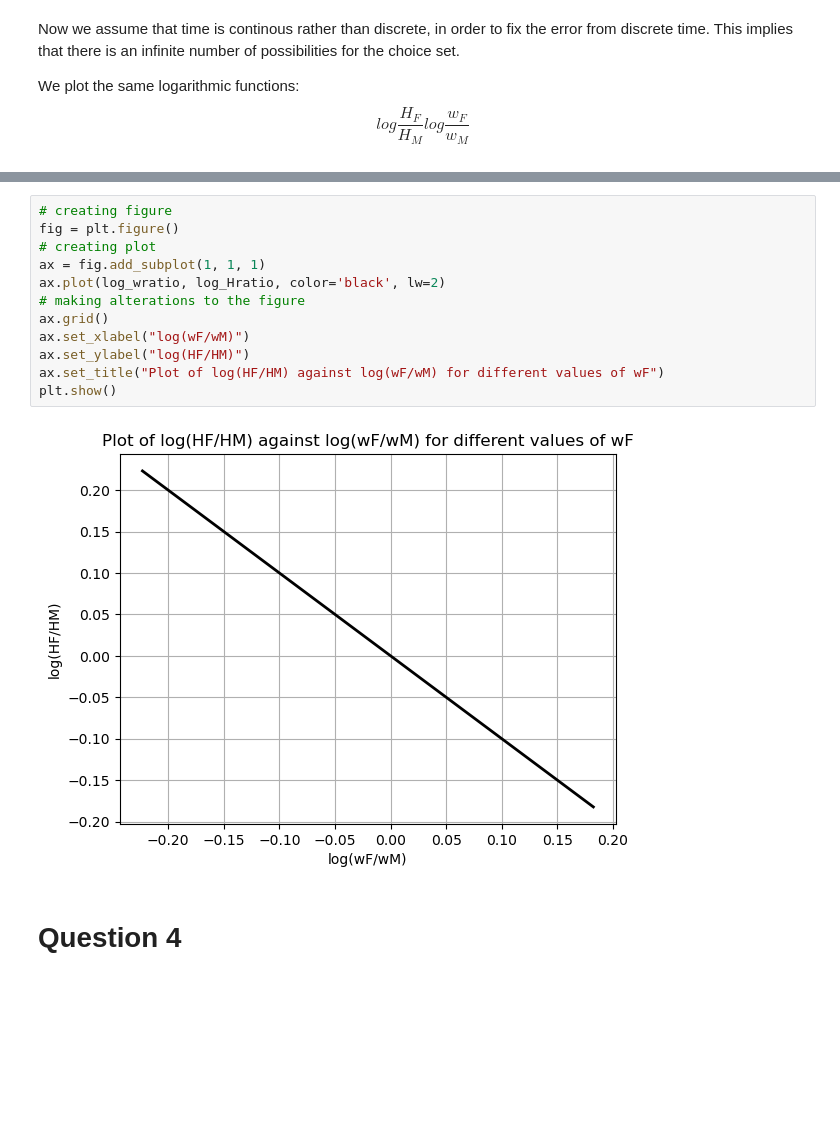
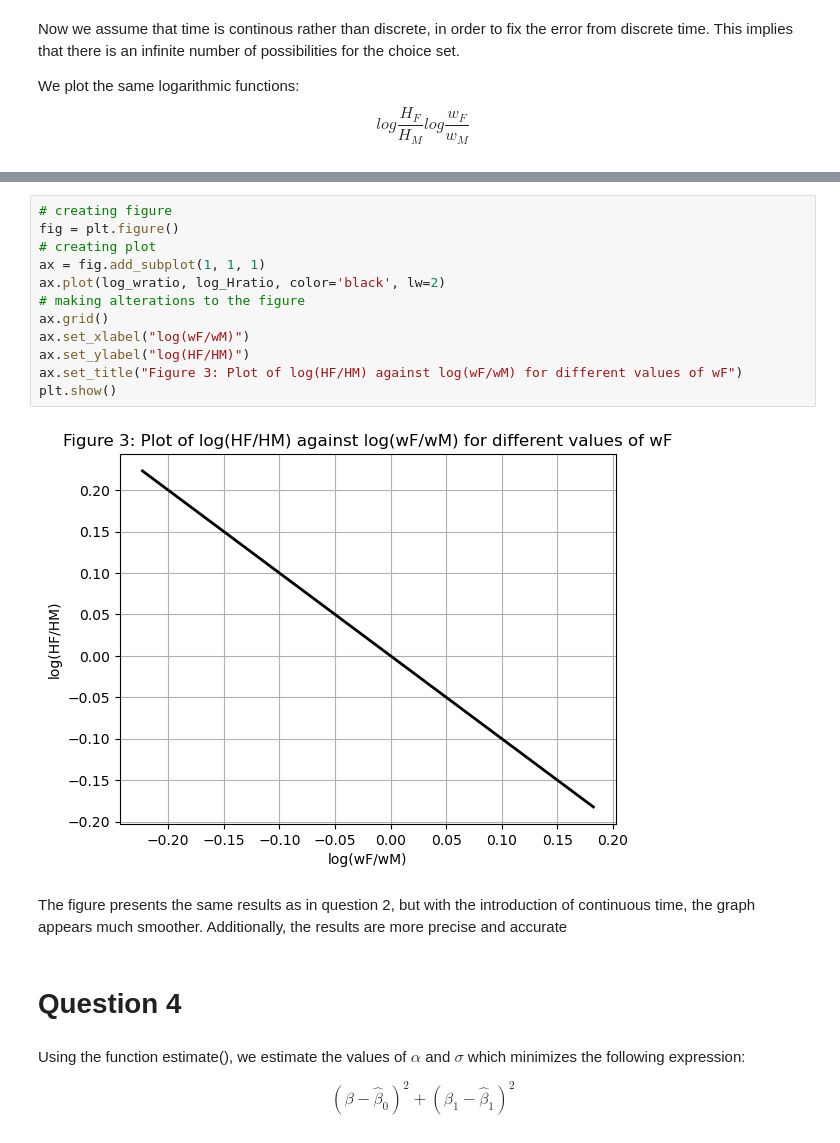
Before and after one commit to NumEconCopenhagen/projects-2023-n-m, a Jupyter notebook: inauguralproject/inauguralproject.ipynb, the cells around one changed output, grey strips where cells are left out. Cells and saved outputs as stored; diff of their text form; blank space fills up the shorter version.

```diff
--- a/inauguralproject/inauguralproject.ipynb
+++ b/inauguralproject/inauguralproject.ipynb
@@ -175,17 +175,23 @@ for wF in model3.par.wF_vec:
 # %%
 # creating figure
 fig = plt.figure()
 # creating plot
 ax = fig.add_subplot(1, 1, 1)
 ax.plot(log_wratio, log_Hratio, color='black', lw=2)
 # making alterations to the figure
 ax.grid()
 ax.set_xlabel("log(wF/wM)")
 ax.set_ylabel("log(HF/HM)")
-ax.set_title("Plot of log(HF/HM) against log(wF/wM) for different values of wF")
+ax.set_title("Figure 3: Plot of log(HF/HM) against log(wF/wM) for different values of wF")
 plt.show()
 # %% [output]
-[figure, old version]
+[figure, new version]
+# %% [markdown]
+The figure presents the same results as in question 2, but with the introduction of continuous time, the graph appears much smoother. Additionally, the results are more precise and accurate
 # %% [markdown]
 # Question 4 #
+# %% [markdown]
+Using the function estimate(), we estimate the values of $\alpha$ and $\sigma$ which minimizes the following expression:
+
+ $$ (\beta - \hat{\beta}_{0})^2 + (\beta_1 - \hat{\beta}_{1})^2 $$
 # %%
```
Also changed, not shown: parts of 11 cells of this notebook.
